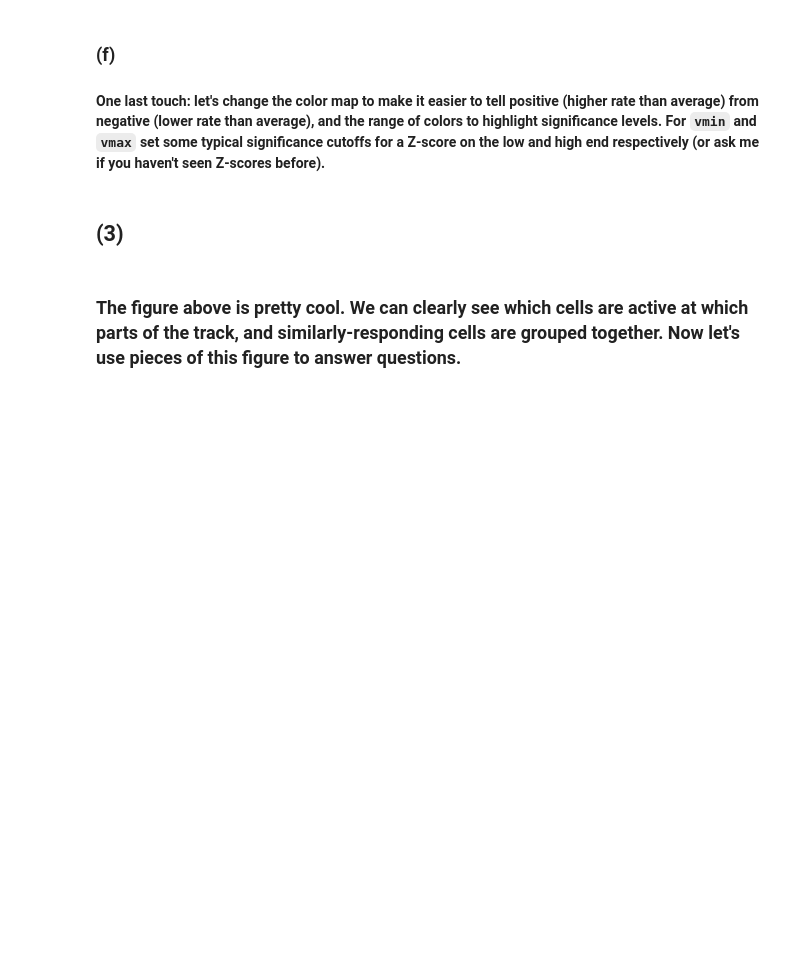
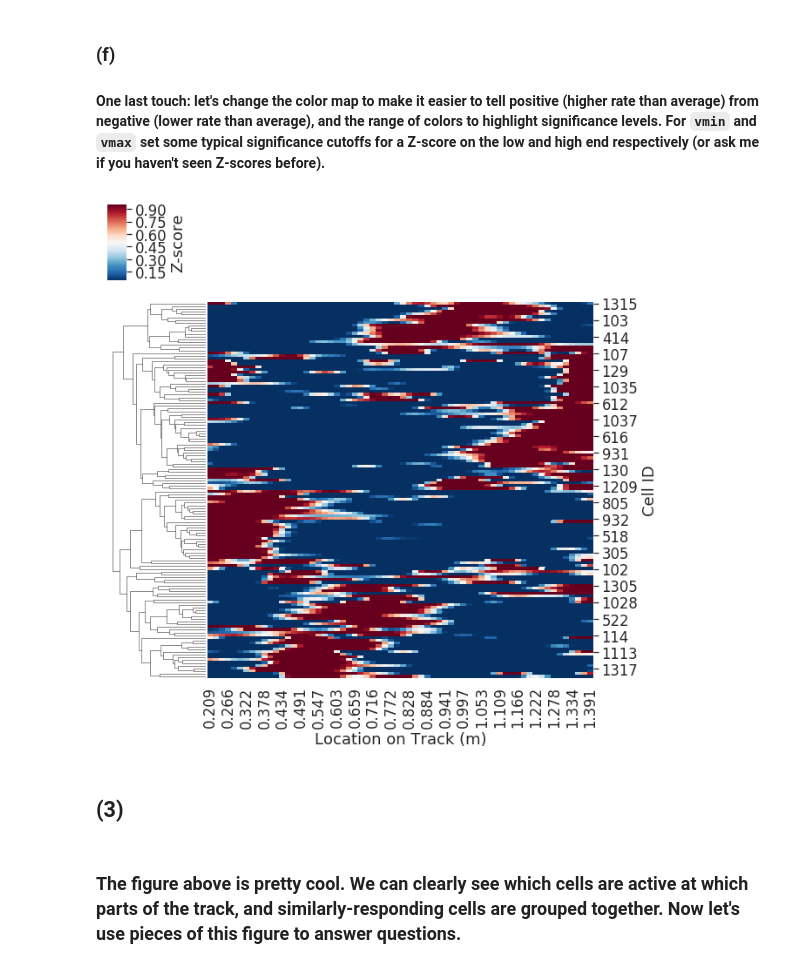
Before and after one commit to grobinson2019/BIO494, a Jupyter notebook: neural_coding_exercises.ipynb, the cells around one changed output. Cells and saved outputs as stored; diff of their text form; code cells hidden in the pictures; blank space fills up the shorter version.

```diff
--- a/neural_coding_exercises.ipynb
+++ b/neural_coding_exercises.ipynb
@@ -185,12 +187,14 @@ cm = sns.clustermap(spike_rates, # We don't even have to do the normalization, a
 #### One last touch: let's change the color map to make it easier to tell positive (higher rate than average) from negative (lower rate than average), and the range of colors to highlight significance levels.  For `vmin` and `vmax` set some typical significance cutoffs for a Z-score on the low and high end respectively (or ask me if you haven't seen Z-scores before).
 # %%
 cm = sns.clustermap(spike_rates,
-                    vmin=..., # The bluest color will be this Z-score
-                    vmax=..., # The reddest color will be this Z-score
+                    vmin=0.05, # The bluest color will be this Z-score
+                    vmax=0.95, # The reddest color will be this Z-score
                     cmap='RdBu_r', # This is the name of a color map, in this case from Blue to Red
                     col_cluster=False,
                     z_score=0, # This tells the function to compute the Z-score in each row (i.e. for each cell across track locations)
                     cbar_kws={'label':'Z-score'})
+# %% [output]
+[figure, added]
 # %% [markdown]
 ## (3)
 # %% [markdown]
```
Also changed, not shown: parts of 4 cells of this notebook.
